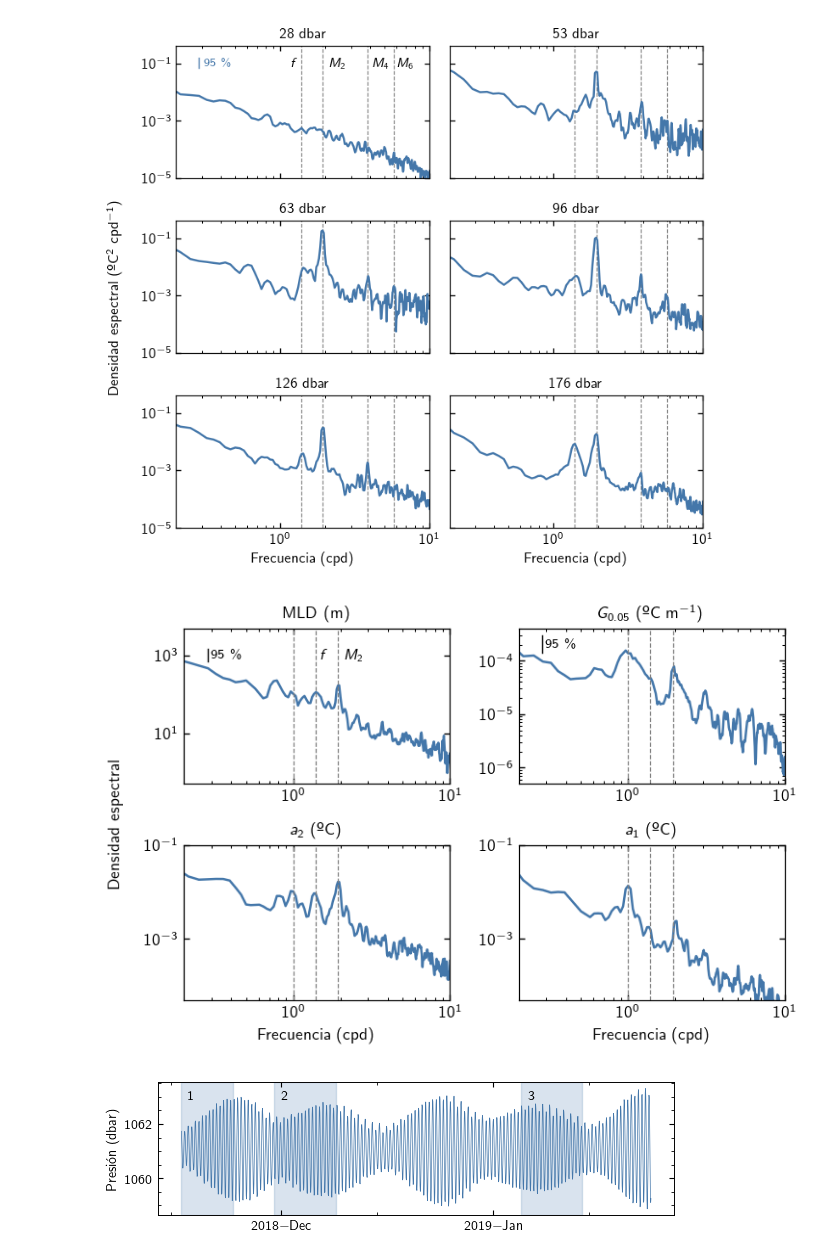
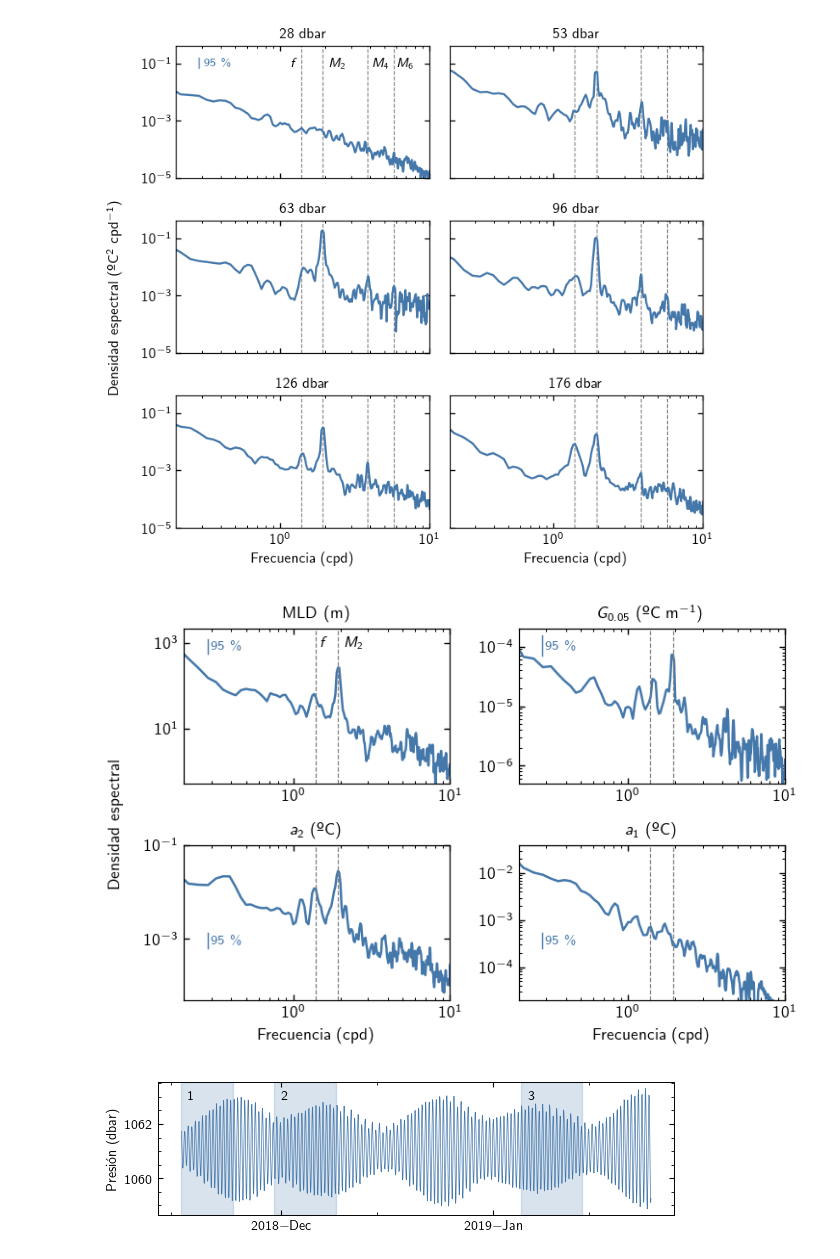
Before and after one commit to manufrn/TFG, a Jupyter notebook: notebooks/figures_and_results/final_plots.ipynb, the cells around one changed output. Cells and saved outputs as stored; diff of their text form; code cells hidden in the pictures.

```diff
--- a/notebooks/figures_and_results/final_plots.ipynb
+++ b/notebooks/figures_and_results/final_plots.ipynb
@@ -353,15 +325,15 @@ freqs_176, psd_176, dof_176 = windowed_spectrum(temp_176, 5/60/60/24, 28, 3) #wi
 # %%
 # espectros parámetros ajuste
 D1_ = fit_chain['D1']
-freqs_D1, psd_D1, dof_D1 = windowed_spectrum(D1_, 5/60/60/24, 28, 3) #window 42.67
+freqs_D1, psd_D1, dof_D1 = windowed_spectrum(D1_.loc[None:datetime(2019, 2, 15)], 5/60/60/24, 28, 3) #window 42.67
 
 a2_ = fit_chain['a2']
-freqs_a2, psd_a2, dof_a2 = windowed_spectrum(a2_, 5/60/60/24, 28, 3) #window 42.67
+freqs_a2, psd_a2, dof_a2 = windowed_spectrum(a2_.loc[None:datetime(2019, 2, 15)], 5/60/60/24, 28, 3) #window 42.67
 
 a1_ = fit_chain['a1']
-freqs_a1, psd_a1, dof_a1 = windowed_spectrum(a1_, 5/60/60/24, 28, 3) #window 42.67
+freqs_a1, psd_a1, dof_a1 = windowed_spectrum(a1_.loc[None:datetime(2019, 2, 15)], 5/60/60/24, 28, 3) #window 42.67
 
-freqs_G05, psd_G05, dof_G05 = windowed_spectrum(G05.x, 5/60/60/24, 28, 3) #window 42.67
+freqs_G05, psd_G05, dof_G05 = windowed_spectrum(G05.x.loc[None:datetime(2019, 2, 15)], 5/60/60/24, 28, 3) #window 42.67
 # %%
 coriolis_frequency = 2*7.2921e-5*np.sin(np.deg2rad(chain.lat.data)[0])
 coriolis_freq_cps = coriolis_frequency/2/np.pi
@@ -444,13 +416,13 @@ gs = plt.GridSpec(2, 2, width_ratios=[1,1], height_ratios=[1, 1])
 
 ax1 = fig.add_subplot(gs[0, 0])
 ax1.loglog(freqs_D1, psd_D1)
-ax1.set_ylim(5*10**-1,None)
+ax1.set_ylim(5*10**-1,2.2*10**3)
 ax1.set_title('MLD (m)')
 
 
 ax2 = fig.add_subplot(gs[0, 1])
 ax2.loglog(freqs_G05, psd_G05)
-ax2.set_ylim(5*10**-7, 4*10**-4)
+ax2.set_ylim(5*10**-7, 2*10**-4)
 ax2.set_title('$G_{0.05}$ (ºC m$^{-1}$)')
 
 ax3 = fig.add_subplot(gs[1, 0])
@@ -460,44 +432,53 @@ ax3.set_title('$a_2$ (ºC)')
 ax3.set_xlabel('Frecuencia (cpd)')
 
 ax4 = fig.add_subplot(gs[1, 1])
 ax4.loglog(freqs_a1, psd_a1)
-ax4.set_ylim(5*10**-5, 10**-1)
+ax4.set_ylim(2*10**-5, 4*10**-2)
 ax4.set_xlabel('Frecuencia (cpd)')
 ax4.set_title('$a_1$ (ºC)')
 
 freq = 1/9*24
-vlines = [1, coriolis_freq_cpd, M2_cpd]
+vlines = [coriolis_freq_cpd, M2_cpd]
 
 for ax in fig.get_axes():
     ax.set_xlim(2*10**-1, 10**1)
     ax.vlines(vlines, *ax.get_ylim(), ls='--', color='grey', lw=0.7)
 
 
-ax1.text(vlines[1] + 0.1, 10**3, '$f$', ha='left', fontsize=9, va='center')
-ax1.text(vlines[2] + 0.2, 10**3, '$M_2$', ha='left', fontsize=9, va='center')
+ax1.text(vlines[0] + 0.1, 10**3, '$f$', ha='left', fontsize=9, va='center')
+ax1.text(vlines[1] + 0.2, 10**3, '$M_2$', ha='left', fontsize=9, va='center')
 #ax1.text(vlines[3] + 0.3, 10**3, '$M_4$', ha='left', fontsize=9, va='center')
 #ax1.text(vlines[4] + 0.3, 10**3, '$M_6$', ha='left', fontsize=9, va='center')
 
 
 chi_2 = dof_28 / chi2.ppf([0.025, 0.975], dof_28)
-y_bar_ax1 = 10**3
-ax1.plot([0.09, 0.09], chi_2*y_bar_ax1, transform=ax1.get_yaxis_transform(), c='k', lw=0.8)
-ax1.text(0.10, y_bar_ax1, '95 $\%$', transform=ax1.get_yaxis_transform(), fontsize=8, va='center')
+y_bar_ax1 = 8.2*10**2
+ax1.plot([0.09, 0.09], chi_2*y_bar_ax1, transform=ax1.get_yaxis_transform(), c=colors[0], lw=0.8)
+ax1.text(0.10, y_bar_ax1, '95 $\%$', transform=ax1.get_yaxis_transform(), fontsize=8, va='center', color=colors[0])
 
 
-y_bar_ax2 = 2*10**-4
-ax2.plot([0.09, 0.09], chi_2*y_bar_ax2, transform=ax2.get_yaxis_transform(), c='k', lw=0.8)
-ax2.text(0.10, y_bar_ax2, '95 $\%$', transform=ax2.get_yaxis_transform(), fontsize=8, va='center')
+y_bar_ax2 = 1*10**-4
+ax2.plot([0.09, 0.09], chi_2*y_bar_ax2, transform=ax2.get_yaxis_transform(), c=colors[0], lw=0.8)
+ax2.text(0.10, y_bar_ax2, '95 $\%$', transform=ax2.get_yaxis_transform(), fontsize=8, va='center', color=colors[0])
+
+y_bar_ax3 = 9*10**-4
+ax3.plot([0.09, 0.09], chi_2*y_bar_ax3, transform=ax3.get_yaxis_transform(), c=colors[0], lw=0.8)
+ax3.text(0.10, y_bar_ax3, '95 $\%$', transform=ax3.get_yaxis_transform(), fontsize=8, va='center', color=colors[0])
+
+y_bar_ax4 = 3.6*10**-4
+ax4.plot([0.09, 0.09], chi_2*y_bar_ax4, transform=ax4.get_yaxis_transform(), c=colors[0], lw=0.8)
+ax4.text(0.10, y_bar_ax4, '95 $\%$', transform=ax4.get_yaxis_transform(), fontsize=8, va='center', color=colors[0])
+
 
 fig.supylabel('Densidad espectral', fontsize=10)
 fig.tight_layout()
 #fig.subplots_adjust(, left=0.092)
 fig.savefig(figures_dir / 'welch_parametres.pdf', dpi=300)
 
 plt.gcf().set_dpi(125)
 plt.show()
 # %% [output]
-[figure, old version]
+[figure, new version]
 # %%
 date_1 = datetime(2018, 11, 24)
 period_1 = [datetime(2018, 11, 16, 11), date_1]
```
Also changed, not shown: parts of 33 cells of this notebook, 12 other files.
